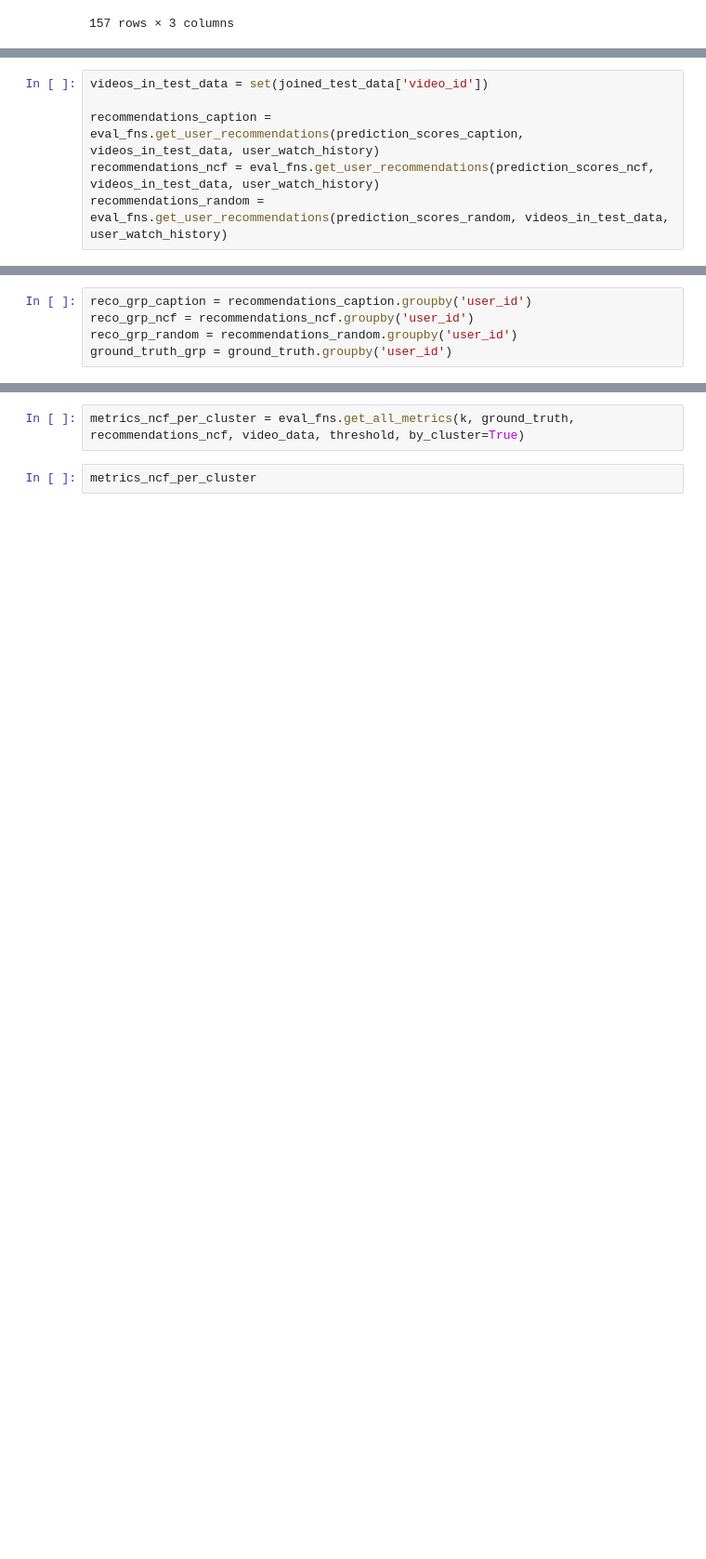
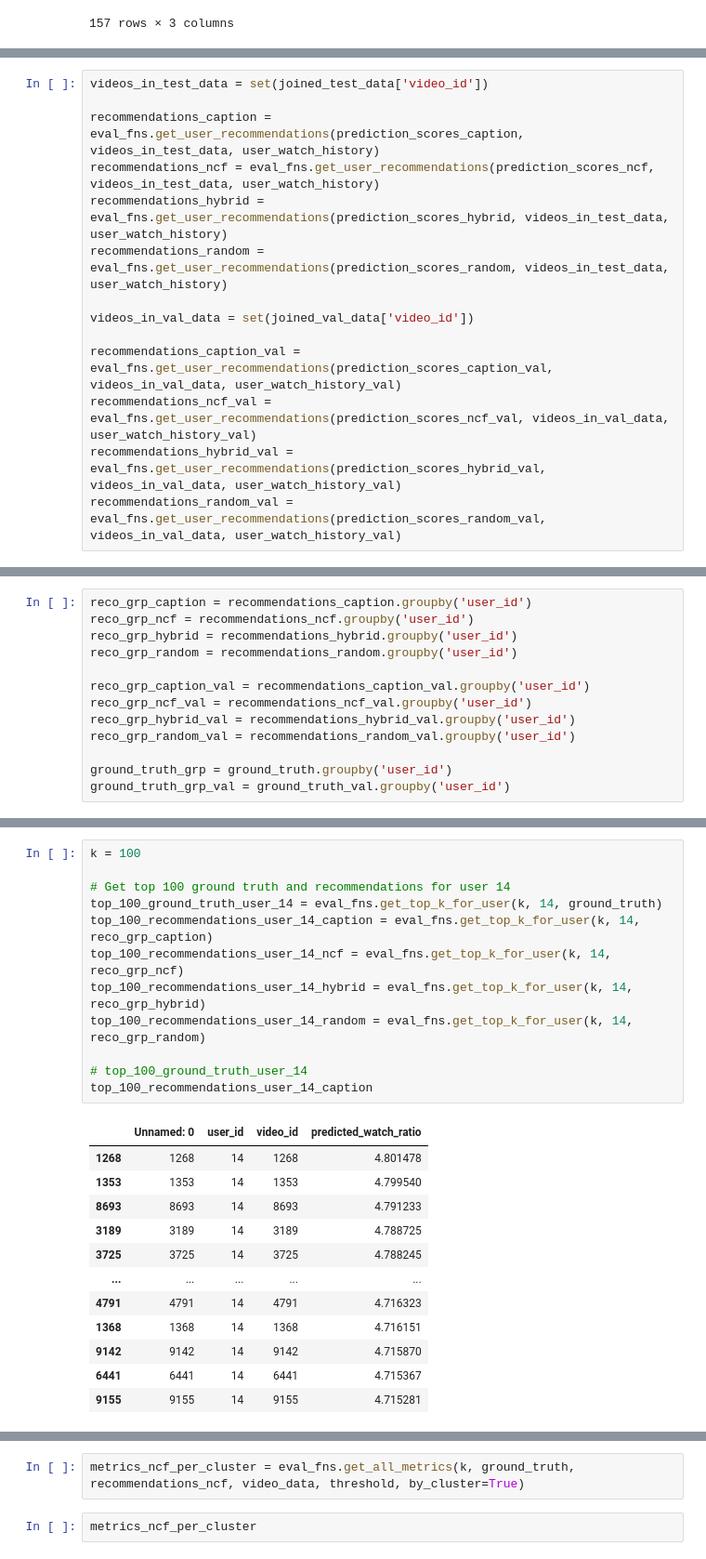
Before and after one commit to jiaawe/kuaishou-recommender, a Jupyter notebook: step8_evaluation.ipynb, the cells around one changed output, grey strips where cells are left out. Shown at 93% size. Cells and saved outputs as stored; diff of their text form; blank space fills up the shorter version.

```diff
--- a/step8_evaluation.ipynb
+++ b/step8_evaluation.ipynb
@@ -85,5 +119,13 @@ videos_in_test_data = set(joined_test_data['video_id'])
 
 recommendations_caption = eval_fns.get_user_recommendations(prediction_scores_caption, videos_in_test_data, user_watch_history)
 recommendations_ncf = eval_fns.get_user_recommendations(prediction_scores_ncf, videos_in_test_data, user_watch_history)
+recommendations_hybrid = eval_fns.get_user_recommendations(prediction_scores_hybrid, videos_in_test_data, user_watch_history)
 recommendations_random = eval_fns.get_user_recommendations(prediction_scores_random, videos_in_test_data, user_watch_history)
+
+videos_in_val_data = set(joined_val_data['video_id'])
+
+recommendations_caption_val = eval_fns.get_user_recommendations(prediction_scores_caption_val, videos_in_val_data, user_watch_history_val)
+recommendations_ncf_val = eval_fns.get_user_recommendations(prediction_scores_ncf_val, videos_in_val_data, user_watch_history_val)
+recommendations_hybrid_val = eval_fns.get_user_recommendations(prediction_scores_hybrid_val, videos_in_val_data, user_watch_history_val)
+recommendations_random_val = eval_fns.get_user_recommendations(prediction_scores_random_val, videos_in_val_data, user_watch_history_val)
 # %%
@@ -133,5 +148,13 @@ threshold = 0.7
 # %%
 reco_grp_caption = recommendations_caption.groupby('user_id')
 reco_grp_ncf = recommendations_ncf.groupby('user_id')
+reco_grp_hybrid = recommendations_hybrid.groupby('user_id')
 reco_grp_random = recommendations_random.groupby('user_id')
+
+reco_grp_caption_val = recommendations_caption_val.groupby('user_id')
+reco_grp_ncf_val = recommendations_ncf_val.groupby('user_id')
+reco_grp_hybrid_val = recommendations_hybrid_val.groupby('user_id')
+reco_grp_random_val = recommendations_random_val.groupby('user_id')
+
 ground_truth_grp = ground_truth.groupby('user_id')
+ground_truth_grp_val = ground_truth_val.groupby('user_id')
@@ -139,0 +161,25 @@ ground_truth_grp = ground_truth.groupby('user_id')
+# %%
+k = 100
+
+# Get top 100 ground truth and recommendations for user 14
+top_100_ground_truth_user_14 = eval_fns.get_top_k_for_user(k, 14, ground_truth)
+top_100_recommendations_user_14_caption = eval_fns.get_top_k_for_user(k, 14, reco_grp_caption)
+top_100_recommendations_user_14_ncf = eval_fns.get_top_k_for_user(k, 14, reco_grp_ncf)
+top_100_recommendations_user_14_hybrid = eval_fns.get_top_k_for_user(k, 14, reco_grp_hybrid)
+top_100_recommendations_user_14_random = eval_fns.get_top_k_for_user(k, 14, reco_grp_random)
+
+# top_100_ground_truth_user_14
+top_100_recommendations_user_14_caption
+# %% [output]
+|  | Unnamed: 0 | user_id | video_id | predicted_watch_ratio |
+| 1268 | 1268 | 14 | 1268 | 4.801478 |
+| 1353 | 1353 | 14 | 1353 | 4.799540 |
+| 8693 | 8693 | 14 | 8693 | 4.791233 |
+| 3189 | 3189 | 14 | 3189 | 4.788725 |
+| 3725 | 3725 | 14 | 3725 | 4.788245 |
+| ... | ... | ... | ... | ... |
+| 4791 | 4791 | 14 | 4791 | 4.716323 |
+| 1368 | 1368 | 14 | 1368 | 4.716151 |
+| 9142 | 9142 | 14 | 9142 | 4.715870 |
+| 6441 | 6441 | 14 | 6441 | 4.715367 |
+| 9155 | 9155 | 14 | 9155 | 4.715281 |
```
Also changed, not shown: parts of 45 cells of this notebook.
